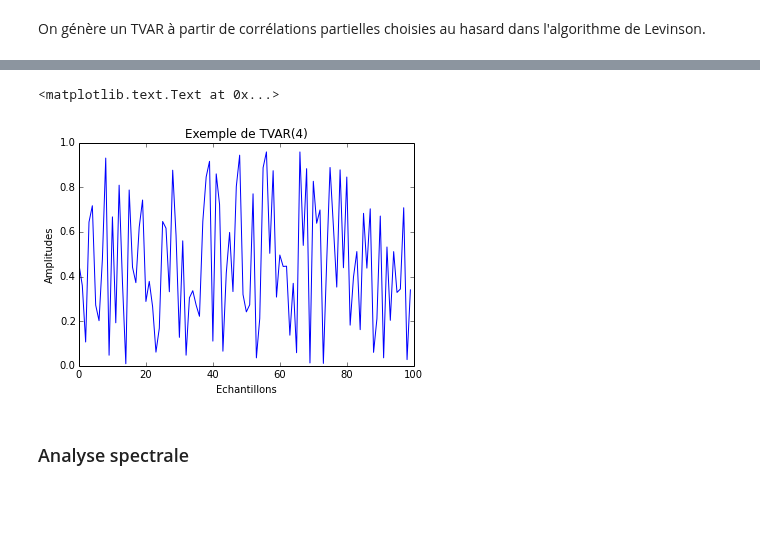
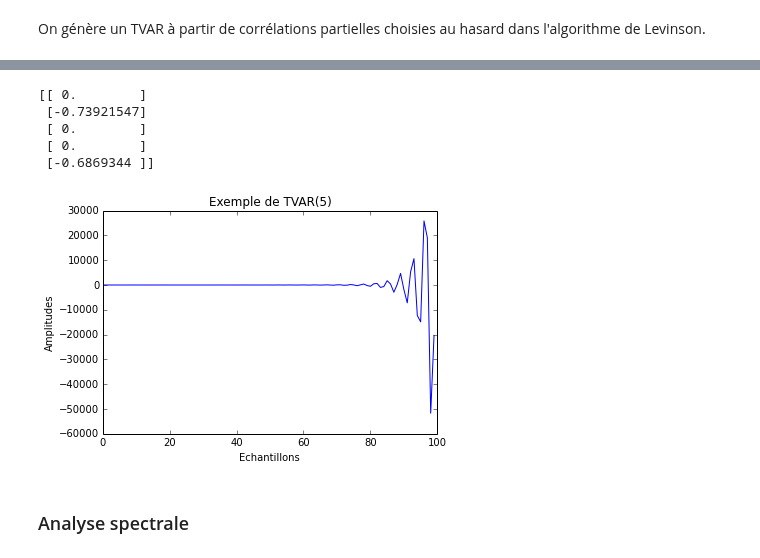
Before and after one commit to jngod2011/TVAR_Prediction, a Jupyter notebook: TVAR_d.ipynb, the cells around one changed output, grey strips where cells are left out. Drawn from its saved outputs; the diff is of its cells as text; code cells hidden in the pictures; blank space fills up the shorter version.

Commit message:
Fonction random pour kappa

```diff
--- a/TVAR_d.ipynb
+++ b/TVAR_d.ipynb
@@ -6,3 +18,16 @@ import matplotlib.pyplot as plt
 ### Génération d'un TVAR(d)
 # %% [markdown]
 On génère un TVAR à partir de corrélations partielles choisies au hasard dans l'algorithme de Levinson.
+# %%
+def random_polynom(p, T):
+    """genere un polynome dans d'ordre au plus d avec des coeff tirés aléatoirement dans [-10, 10]"""
+
+    u = np.arange(T, 2*T) # horizon des temps normalisés
+    ordre = np.random.choice(p) + 1 #on exclue l'ordre 0 des choix possibles et on ajoute d à la place
+    coeffs = 4 * np.random.rand(ordre+1) - 8
+
+    out = np.zeros(T)
+    for k in np.arange(ordre+1):
+        out += coeffs[k] * np.power(u, k)
+
+    return out / (1.1 *max(abs(out)))
@@ -11,12 +43,10 @@ def generation_TVAR(d, T, epsilon):
 
     """generation des coefficients du TVAR par les corrélations partielles de l'algorithme de Levinson"""
 
-    u = np.arange(T, dtype='double') / T
+    ordre = 3
     kappa = np.zeros((d,T))
     for k in np.arange(d):
-        kappa[k,:] =  (-1) ** k * np.power(1-2 * u, k)
-    for t in np.arange(T):
-        kappa[:,t] = kappa[:,t]/max(abs(kappa[:,t])) # on s'assure de ne jamais toucher 1 ou -1
+        kappa[k,:] = random_polynom(ordre, T)
 
     theta = np.matrix(np.zeros((d,T)))
     theta_inter = np.matrix(np.zeros((d,d)))
@@ -30,22 +60,27 @@ def generation_TVAR(d, T, epsilon):
                 theta_inter[k,p] = theta_inter[k, p-1] - kappa[p,t] * theta_inter[p-k,p-1]
         theta[:,t] = theta_inter[:,d-1]
 
-        X[T + t] = np.dot(X[T+t-d:T+t][::-1], theta[:,t]) + X[T+t]
+        X[T + t] += np.dot(X[T+t-d:T+t][::-1], theta[:,t])
 
     return X, theta
 # %%
-d = 4
+d = 5
 T = int(1e2)
-epsilon = np.random.rand(2*T)
+epsilon = np.random.randn(2*T)
 X, theta = generation_TVAR(d, T, epsilon)
 
-plt.plot(X[:T])
+plt.plot(X[T:])
 plt.xlabel("Echantillons")
 plt.ylabel("Amplitudes")
 plt.title("Exemple de TVAR({})".format(d))
+plt.show()
 # %% [output]
-<matplotlib.text.Text at 0x...>
+[[ 0.        ]
+ [-0.73921547]
+ [ 0.        ]
+ [ 0.        ]
+ [-0.6869344 ]]
-[figure, old version]
+[figure, new version]
 # %% [markdown]
 ### Analyse spectrale
 # %%
```
Also changed, not shown: parts of 17 cells of this notebook.
